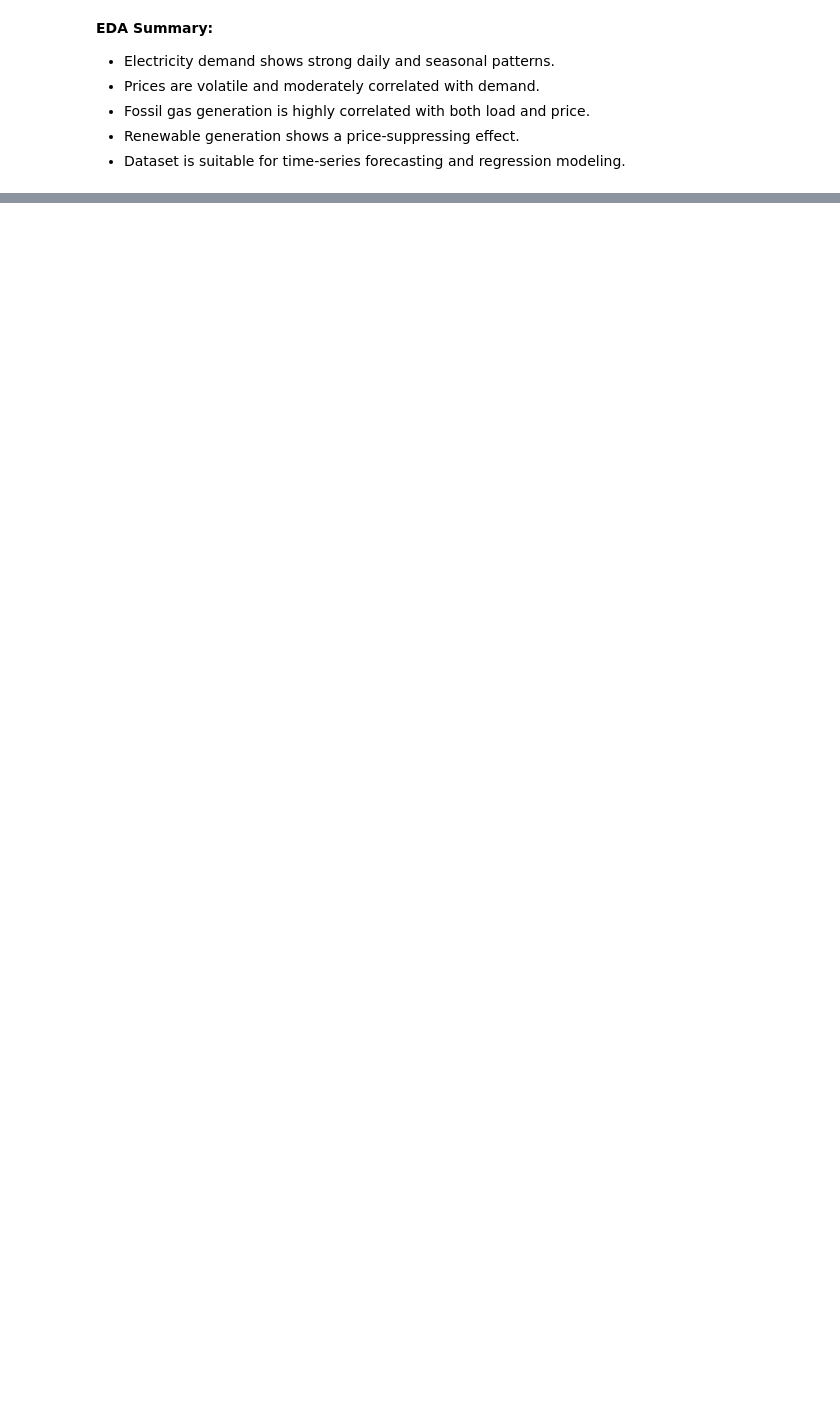
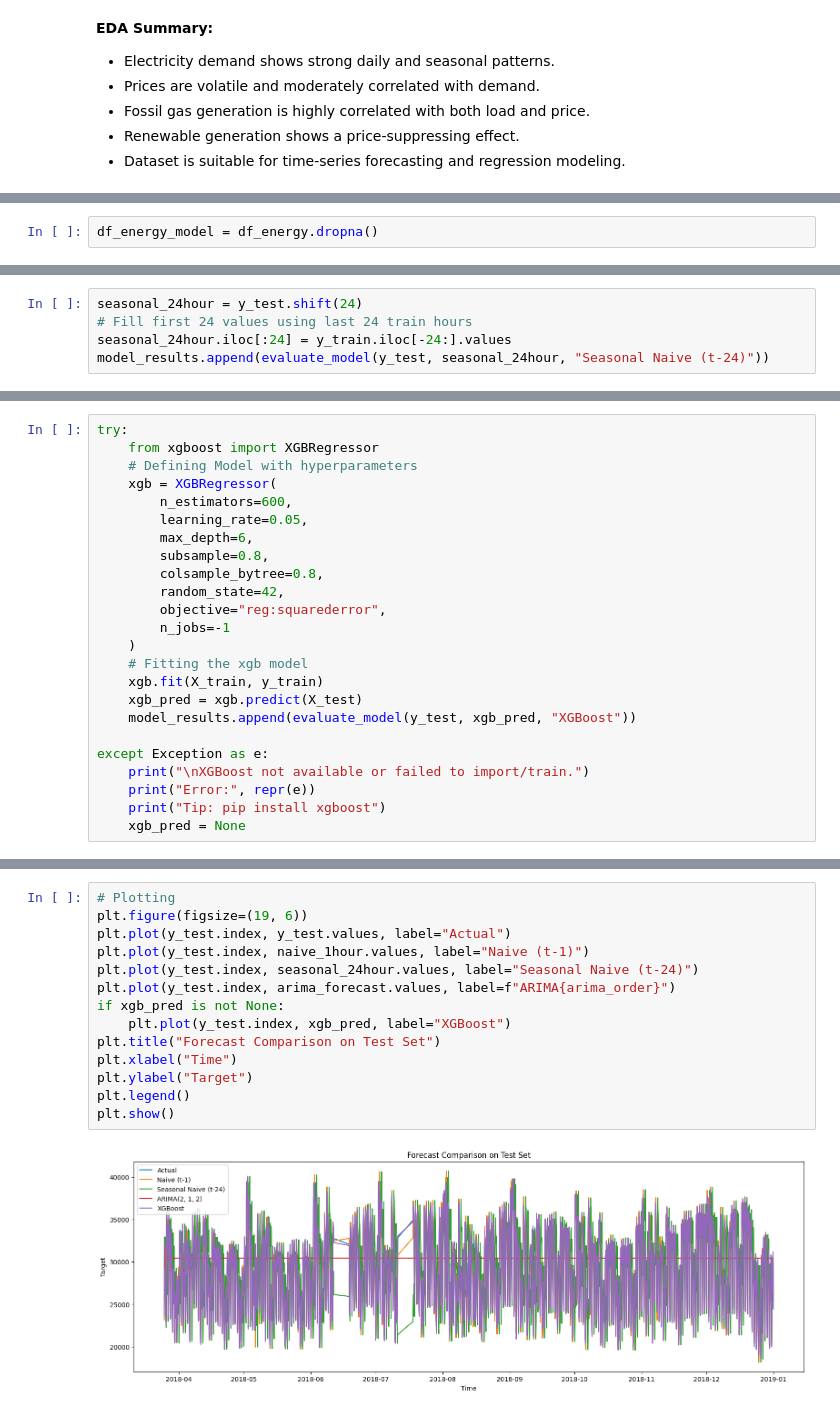
Before and after one commit to Nikitaahlawat1/portfolio, a Jupyter notebook: Energy Consumption/energyconsumption.ipynb, the cells around one changed output, grey strips where cells are left out. Cells and saved outputs as stored; diff of their text form; blank space fills up the shorter version.

```diff
--- a/Energy Consumption/energyconsumption.ipynb
+++ b/Energy Consumption/energyconsumption.ipynb
@@ -283,0 +405,2 @@ plt.show()
+# %%
+df_energy_model = df_energy.dropna()
@@ -283,0 +478,5 @@ plt.show()
+# %%
+seasonal_24hour = y_test.shift(24)
+# Fill first 24 values using last 24 train hours
+seasonal_24hour.iloc[:24] = y_train.iloc[-24:].values
+model_results.append(evaluate_model(y_test, seasonal_24hour, "Seasonal Naive (t-24)"))
@@ -283,0 +498,24 @@ plt.show()
+# %%
+try:
+    from xgboost import XGBRegressor
+    # Defining Model with hyperparameters
+    xgb = XGBRegressor(
+        n_estimators=600,
+        learning_rate=0.05,
+        max_depth=6,
+        subsample=0.8,
+        colsample_bytree=0.8,
+        random_state=42,
+        objective="reg:squarederror",
+        n_jobs=-1
+    )
+    # Fitting the xgb model
+    xgb.fit(X_train, y_train)
+    xgb_pred = xgb.predict(X_test)
+    model_results.append(evaluate_model(y_test, xgb_pred, "XGBoost"))
+
+except Exception as e:
+    print("\nXGBoost not available or failed to import/train.")
+    print("Error:", repr(e))
+    print("Tip: pip install xgboost")
+    xgb_pred = None
@@ -283,0 +536,16 @@ plt.show()
+# %%
+# Plotting
+plt.figure(figsize=(19, 6))
+plt.plot(y_test.index, y_test.values, label="Actual")
+plt.plot(y_test.index, naive_1hour.values, label="Naive (t-1)")
+plt.plot(y_test.index, seasonal_24hour.values, label="Seasonal Naive (t-24)")
+plt.plot(y_test.index, arima_forecast.values, label=f"ARIMA{arima_order}")
+if xgb_pred is not None:
+    plt.plot(y_test.index, xgb_pred, label="XGBoost")
+plt.title("Forecast Comparison on Test Set")
+plt.xlabel("Time")
+plt.ylabel("Target")
+plt.legend()
+plt.show()
+# %% [output]
+[figure, added]
```
Also changed, not shown: parts of 35 cells of this notebook.
